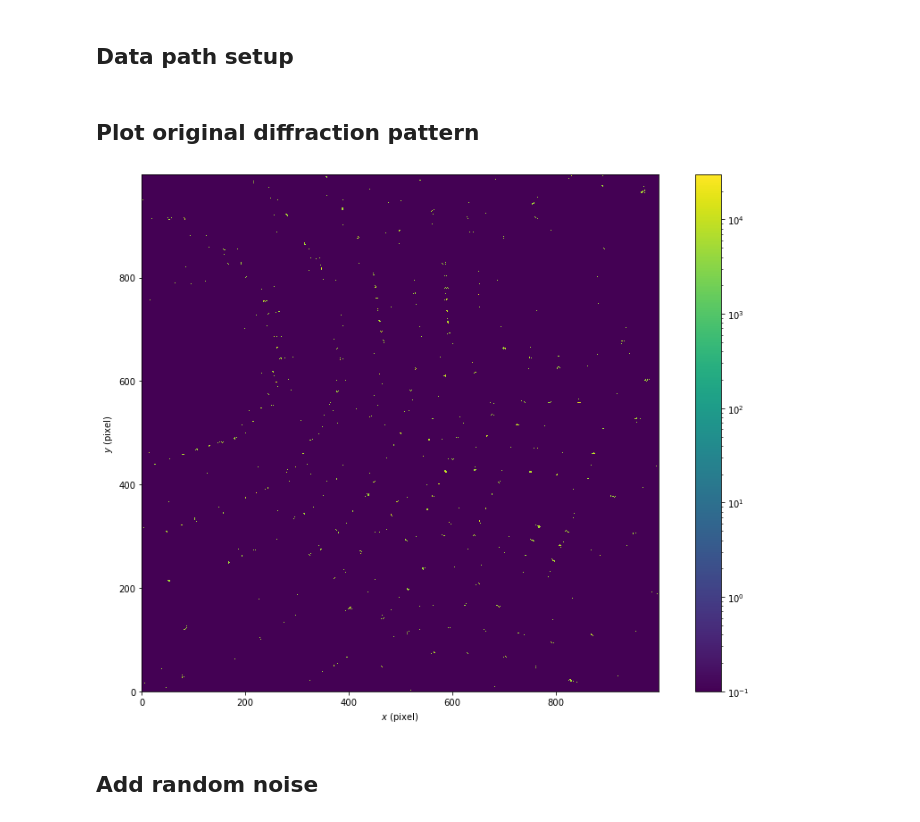
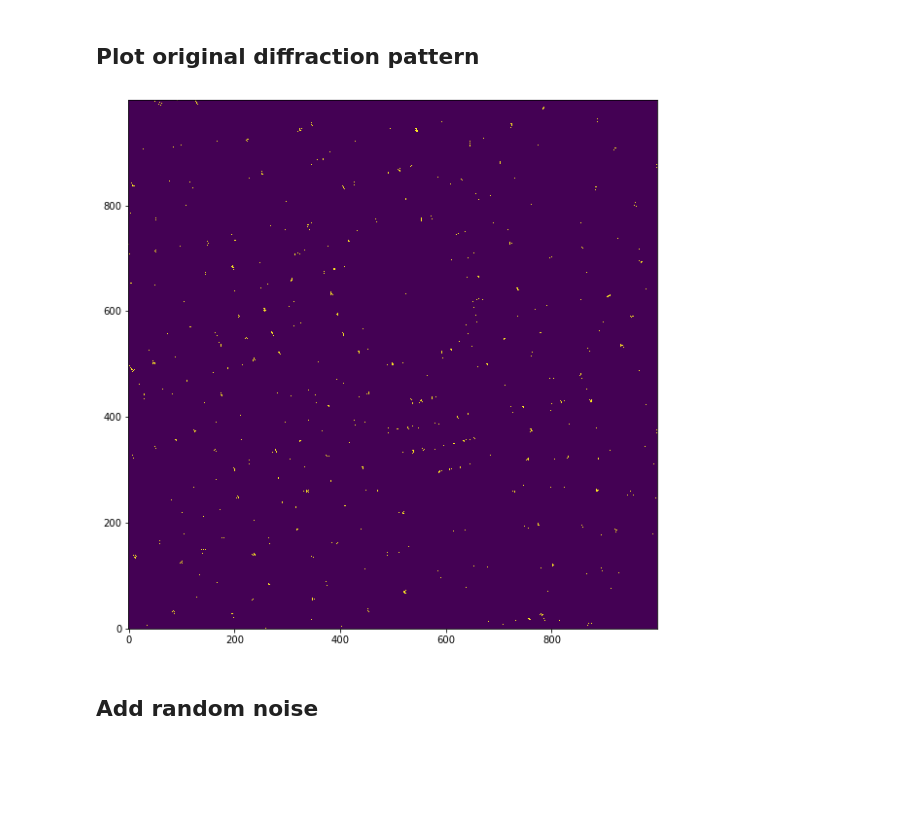
Before and after one commit to JunCEEE/crystalProject, a Jupyter notebook: src/controller/panoscDEMO/PaNOSC_DEMO-2_Monolithic-Noise.ipynb, the cells around one changed output. Drawn from its saved outputs; the diff is of its cells as text; code cells hidden in the pictures; blank space fills up the shorter version.

```diff
--- a/src/controller/panoscDEMO/PaNOSC_DEMO-2_Monolithic-Noise.ipynb
+++ b/src/controller/panoscDEMO/PaNOSC_DEMO-2_Monolithic-Noise.ipynb
@@ -26,2 +6,0 @@ WARNING: esther_execute could not be imported. This is most probably due to Esth
-# %% [markdown]
-## Data path setup
@@ -30,15 +7,16 @@ data_path = './diffr_monolithic'
+# %%
+input_file = 'diffr_monolithic.h5'
+output_file = 'noise.h5'
 # %% [markdown]
 ## Plot original diffraction pattern
-# %%
-analyzer = DiffractionAnalysis(
-    input_path=data_path,
-    pattern_indices=1,
-    poissonize=True
-)
-analyzer.plotPattern(logscale=True)
-plt.gcf().set_size_inches(12, 10)
-# %% [output]
-[figure, removed]
+# %%
+with h5py.File(input_file, 'r') as f:
+    frame2 = f['data/0000002/data'][...]
+
+fig, ax = plt.subplots(figsize=(12, 10))
+plt.imshow(frame2, vmin=0, vmax=5000, origin='lower');
+# %% [output]
+[figure, added]
 # %% [markdown]
 ## Add random noise
 # %% [markdown]
```
Also changed, not shown: parts of 14 cells of this notebook, 4 other files.
